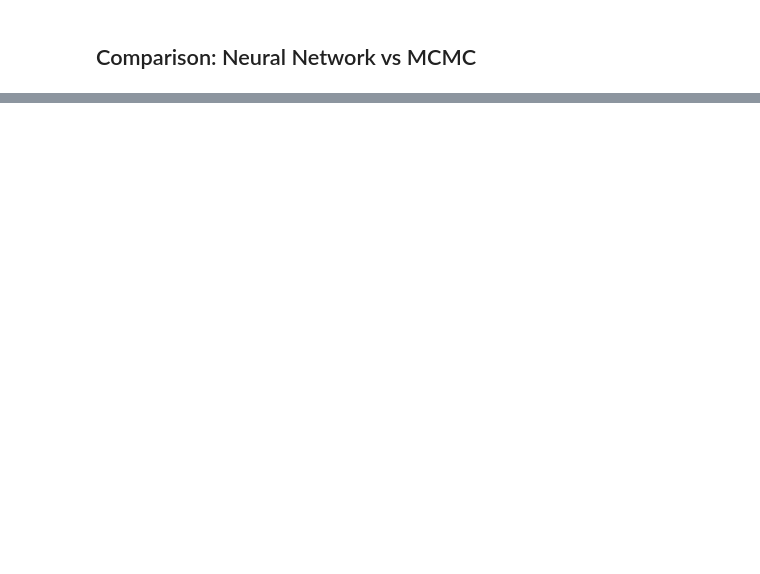
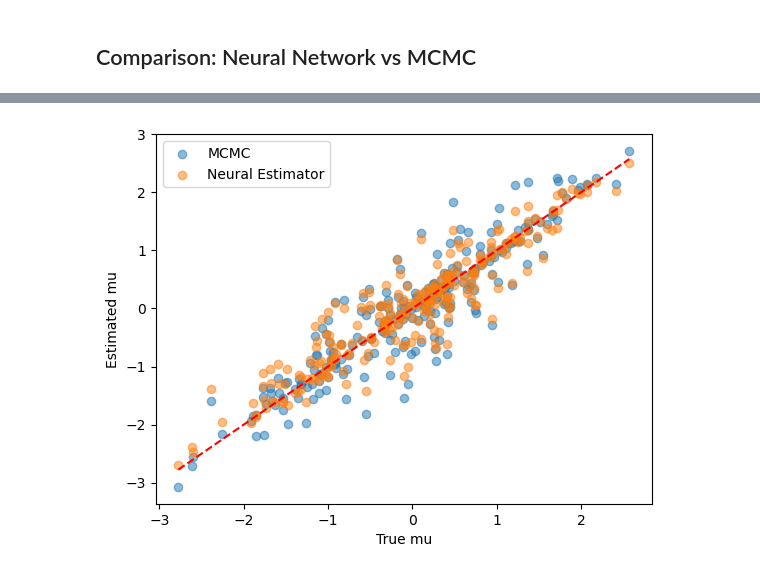
Before and after one commit to kaimarnsmorris/honours_project, a Jupyter notebook: working_2.ipynb, the cells around one changed output, grey strips where cells are left out. Drawn from its saved outputs; the diff is of its cells as text; code cells hidden in the pictures; blank space fills up the shorter version.

```diff
--- a/working_2.ipynb
+++ b/working_2.ipynb
@@ -406,0 +439,13 @@ plt.show()
+# %%
+mu_batch_test = theta_compare[:, 0]
+mus_mcmc = theta_mcmc[:, 0]
+mu_hat_test = torch.from_numpy(theta_nn[:, 0])
+plt.scatter(mu_batch_test.numpy(), mus_mcmc, alpha=0.5, label='MCMC')
+plt.scatter(mu_batch_test.numpy(), mu_hat_test.detach().numpy(), alpha=0.5, label='Neural Estimator')
+plt.plot([mu_batch_test.min(), mu_batch_test.max()], [mu_batch_test.min(), mu_batch_test.max()], color='r', linestyle='dashed')
+plt.xlabel("True mu")
+plt.ylabel("Estimated mu")
+plt.legend()
+plt.show()
+# %% [output]
+[figure, added]
```
Also changed, not shown: parts of 9 cells of this notebook, 6 other files.
